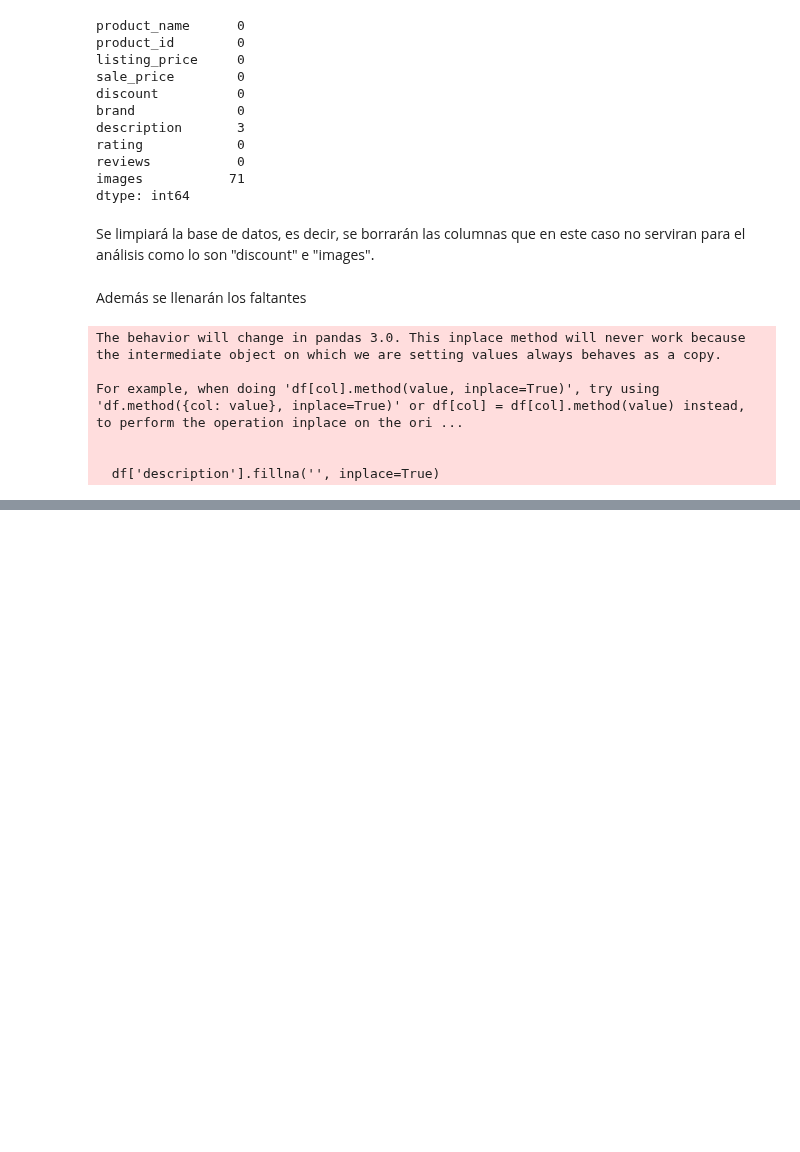
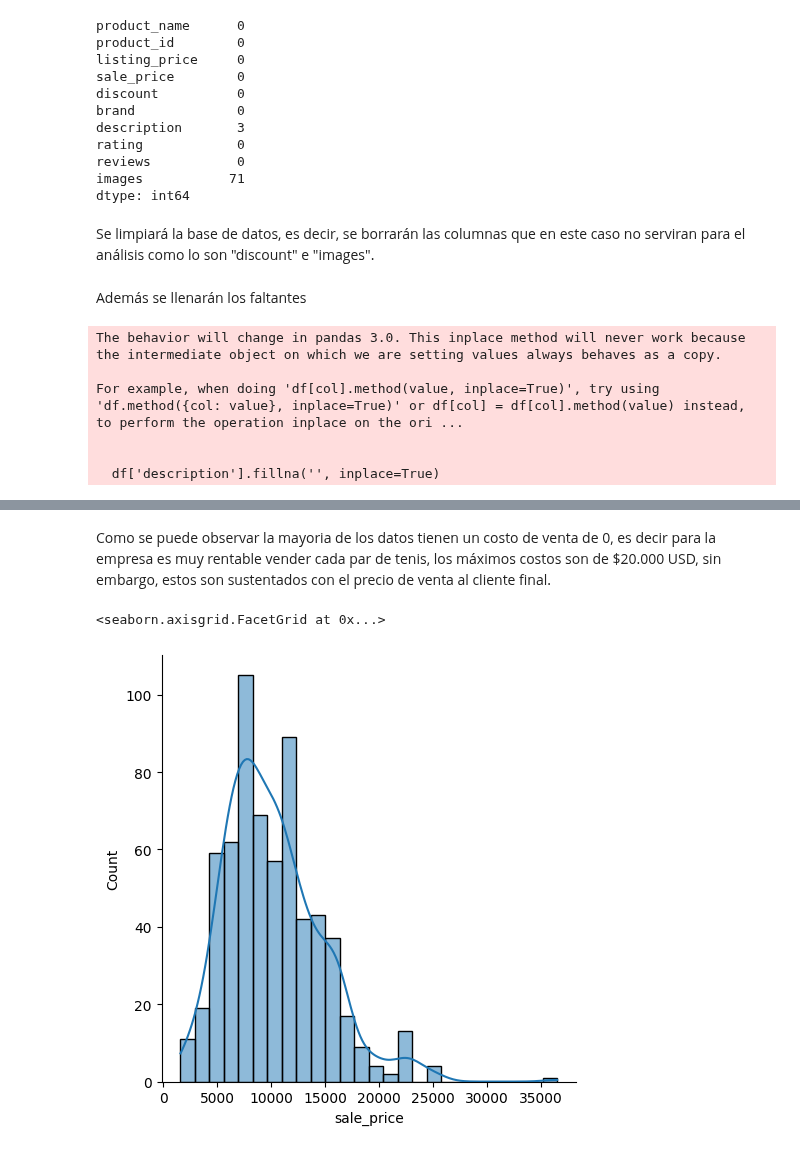
Before and after one commit to pau1ag/caso1, a Jupyter notebook: solucion_caso.ipynb, the cells around one changed output, grey strips where cells are left out. Drawn from its saved outputs; the diff is of its cells as text; code cells hidden in the pictures; blank space fills up the shorter version.

```diff
--- a/solucion_caso.ipynb
+++ b/solucion_caso.ipynb
@@ -96,0 +105,7 @@ df.head()
+# %% [markdown]
+Como se puede observar la mayoria de los datos tienen un costo de venta de 0, es decir para la empresa es muy rentable vender cada par de tenis, los máximos costos son de $20.000 USD, sin embargo, estos son sustentados con el precio de venta al cliente final.
+# %%
+sns.displot(data=df, x="sale_price", kde=True)
+# %% [output]
+<seaborn.axisgrid.FacetGrid at 0x...>
+[figure, added]
```
Also changed, not shown: parts of 18 cells of this notebook.
